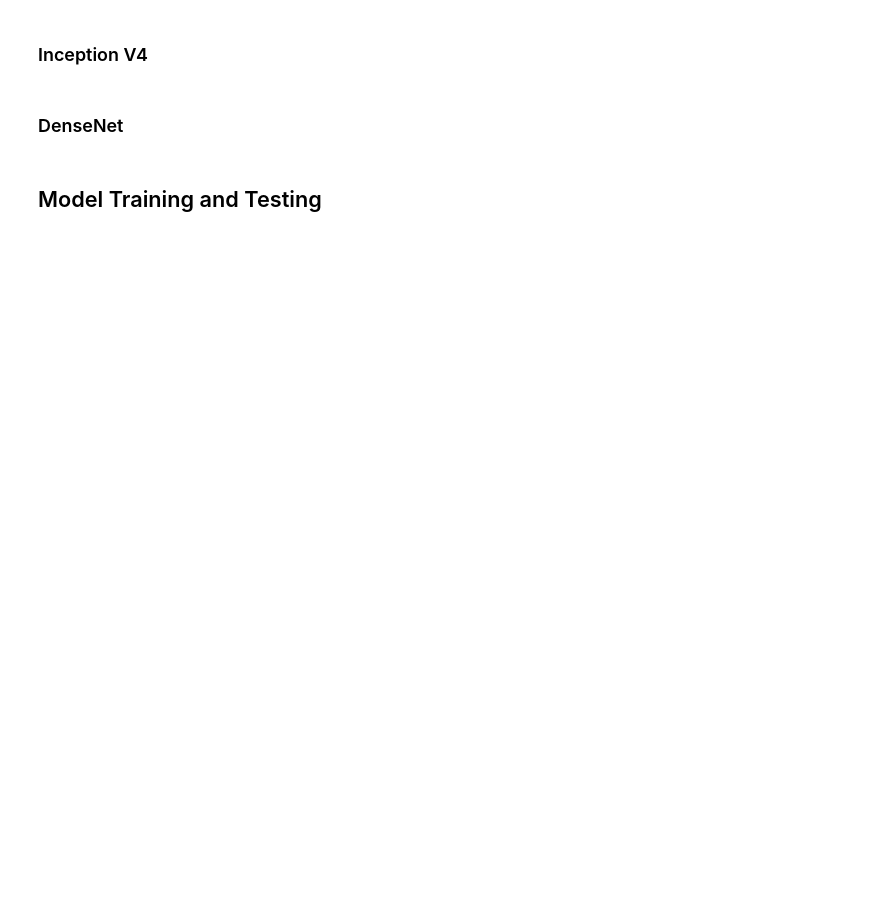
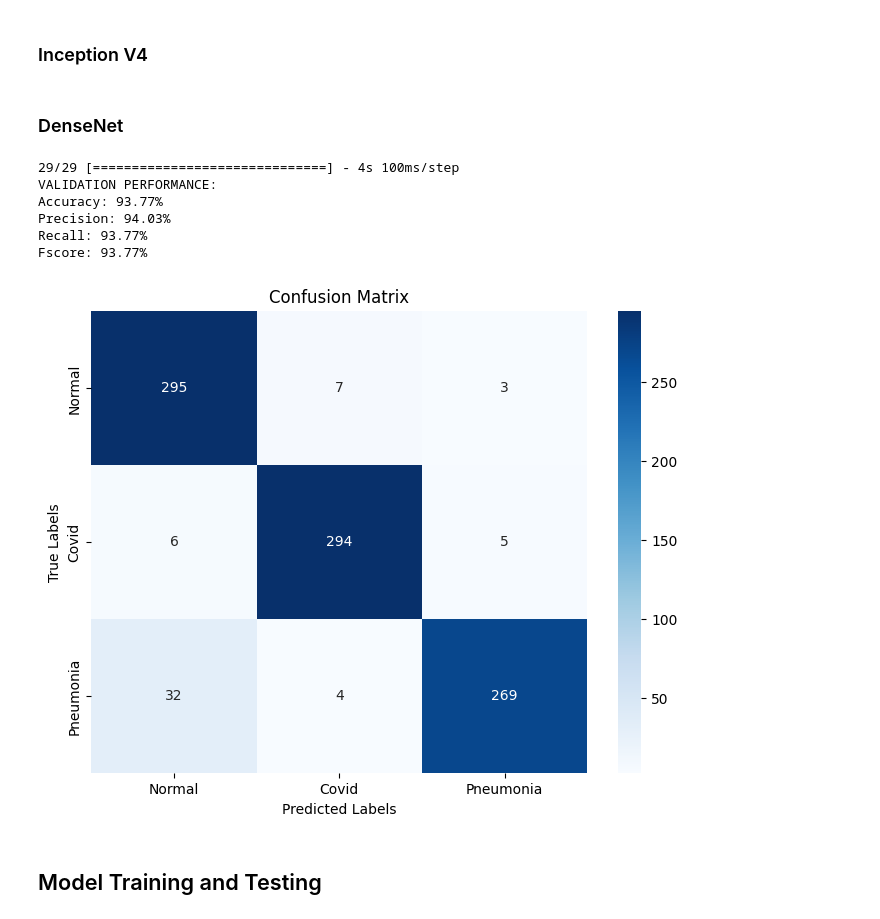
Before and after one commit to ivanovicnikola/HDA_final_project, a Jupyter notebook: hda_final_project.ipynb, the cells around one changed output. Drawn from its saved outputs; the diff is of its cells as text; code cells hidden in the pictures; blank space fills up the shorter version.

```diff
--- a/hda_final_project.ipynb
+++ b/hda_final_project.ipynb
@@ -1117,6 +1182,17 @@ dense_net_model = densenet((224, 224, 1), n_classes=3)
 adam_optimizer = Adam(learning_rate=0.001)
 
 dense_net_model.compile(optimizer = adam_optimizer, loss='categorical_crossentropy', metrics=['accuracy'])
+# %%
+dense_net_model = load_model('dense.h5')
+show_validation_metrics(val_reference_df, dense_net_model)
+# %% [output]
+29/29 [==============================] - 4s 100ms/step
+VALIDATION PERFORMANCE:
+Accuracy: 93.77%
+Precision: 94.03%
+Recall: 93.77%
+Fscore: 93.77%
+[figure, added]
 # %% [markdown]
 ## Model Training and Testing
 # %%
```
Also changed, not shown: parts of 10 cells of this notebook.
